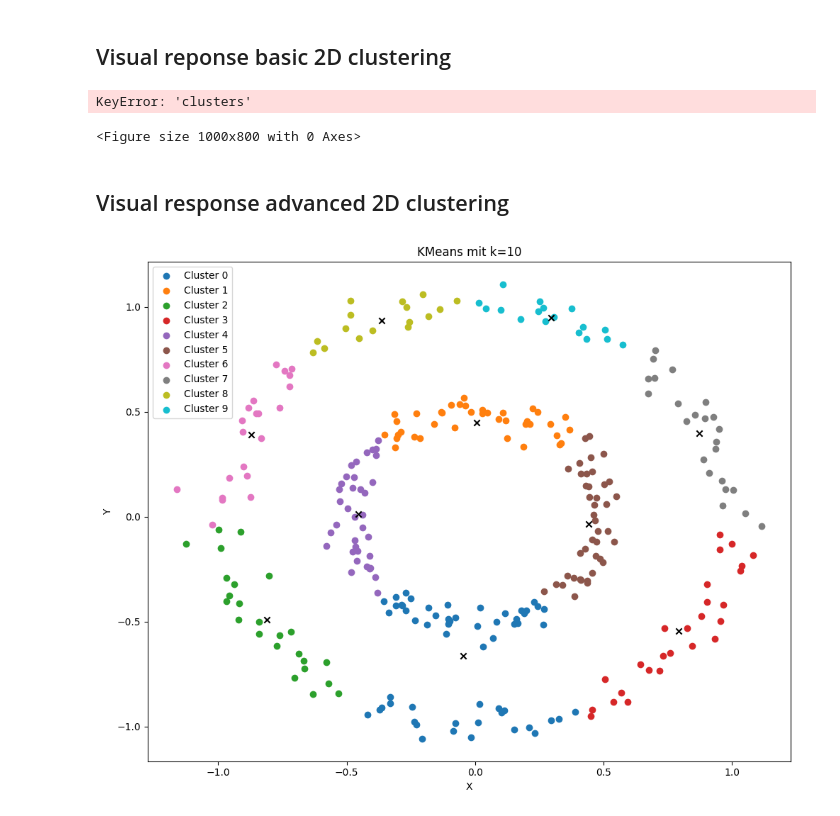
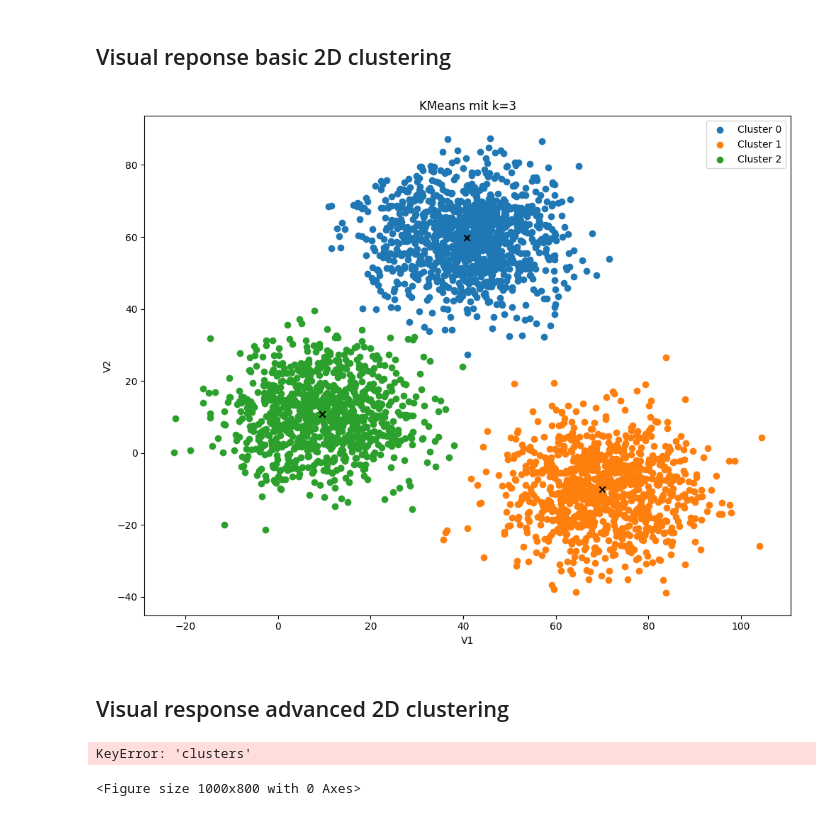
Before and after one commit to axellotl22/progback, a Jupyter notebook: notebooks/visual_response.ipynb, the cells around one changed output. Saved outputs shown, nothing was run; the diff lists cells and outputs as text; code cells hidden in the pictures.

```diff
--- a/notebooks/visual_response.ipynb
+++ b/notebooks/visual_response.ipynb
@@ -14,7 +14,7 @@ params = {
     "Column 2": 1,
     "distance_metric": "EUCLIDEAN",
     "kmeans_type": "OptimizedKMeans",
-    "n_clusters": 6,
+    "n_clusters": 3,
     "user_id": 0,
     "request_id": 0
 }
@@ -28,35 +28,34 @@ response = requests.post(url, files=files, params=params)
 # Lade JSON-Antwort in Variable
 result = response.json()
 
 # Plotte Ergebnis
 plt.figure(figsize=(10, 8))
 
 # Gehe durch jeden Cluster
 for cluster in result["clusters"]:
   centroid = cluster["centroid"]
   points = cluster["points"]
 
   # Extrahiere Datenpunkte
   point_x = [p[result["x_label"]] for p in points]
   point_y = [p[result["y_label"]] for p in points]
 
   # Plotte Cluster
   plt.scatter(point_x, point_y, label=f"Cluster {cluster['cluster_nr']}")
 
   # Plotte Zentroid
   plt.scatter(centroid["x"], centroid["y"], color="black", marker="x")
 
 # Achsenbeschriftung
 plt.xlabel(result["x_label"])
 plt.ylabel(result["y_label"])
 
 plt.legend()
 plt.title(f"KMeans mit k={result['k_value']}")
 plt.tight_layout()
 plt.show()
 # %% [output]
-KeyError: 'clusters'
-<Figure size 1000x800 with 0 Axes>
+[figure, added]
 # %% [markdown]
 ## Visual response advanced 2D clustering
 # %%
@@ -69,7 +68,7 @@ url = "http://localhost:8080/advanced/perform-advanced-2d-kmeans/"
 
 # Daten für die Anfrage
 params = {
-    "Column 1": 0,
+    "Column 1": 2,
     "Column 2": 1,
     "distance_metric": "EUCLIDEAN",
     "kmeans_type": "OptimizedKMeans",
@@ -83,7 +82,7 @@ params = {
 # "iris.csv"
 
 files = {
-  "file": open("Mall_Customers.csv", "rb")
+  "file": open("drug200.csv", "rb")
 }
 # Sende POST-Anfrage
 response = requests.post(url, files=files, params=params)
@@ -118,4 +117,5 @@ plt.title(f"KMeans mit k={result['k_value']}")
 plt.tight_layout()
 plt.show()
 # %% [output]
-[figure, removed]
+KeyError: 'clusters'
+<Figure size 1000x800 with 0 Axes>
```
Also changed, not shown: 4 other files.
